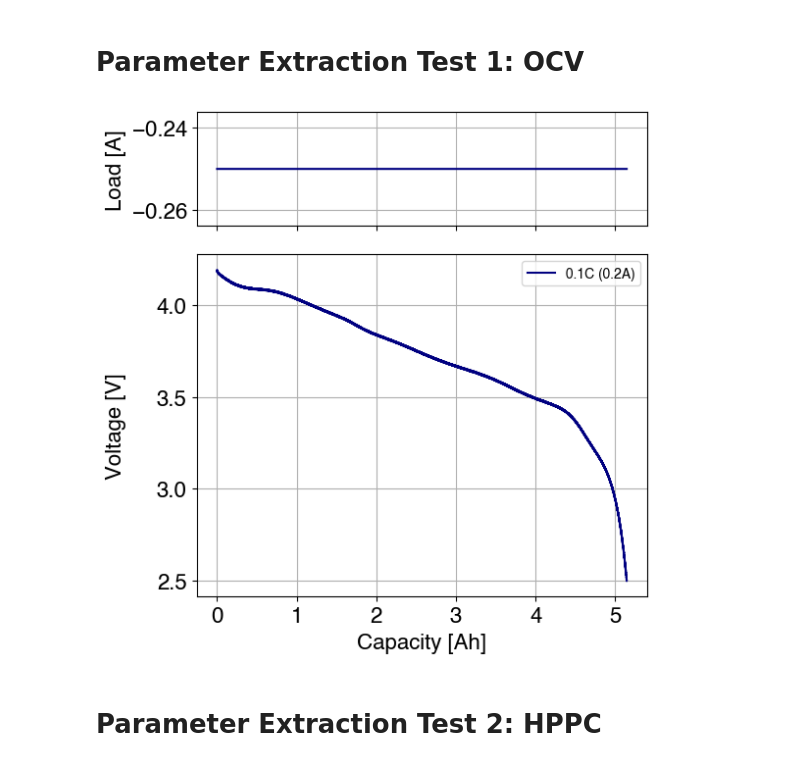
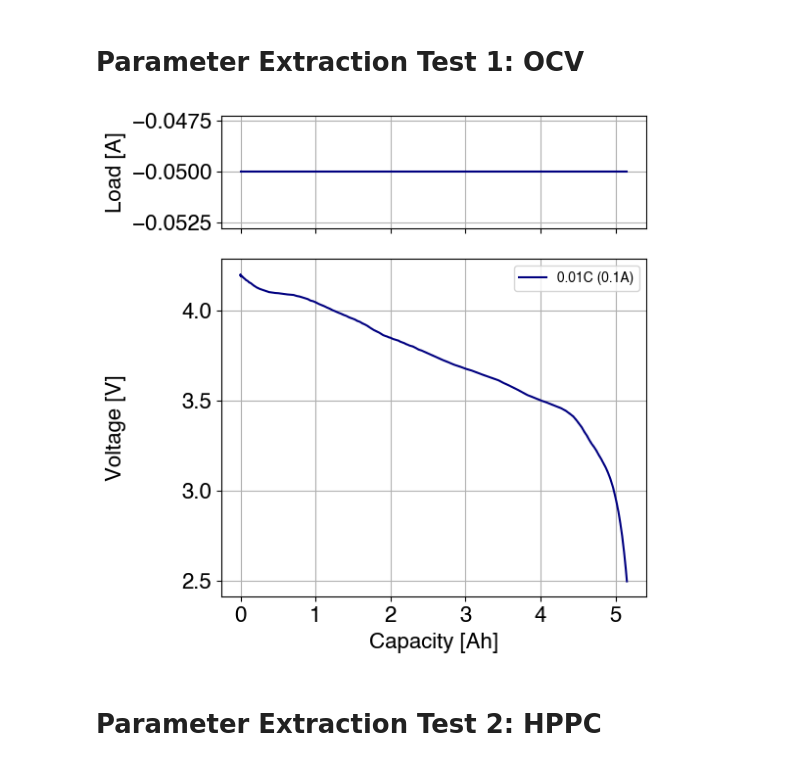
Before and after one commit to wengandrew/battery-digital-twin-from-scratch, a Jupyter notebook: notebooks/build_synthetic_profiles.ipynb, the cells around one changed output. Drawn from its saved outputs; the diff is of its cells as text; code cells hidden in the pictures.

Commit message:
More plotting updates

```diff
--- a/notebooks/build_synthetic_profiles.ipynb
+++ b/notebooks/build_synthetic_profiles.ipynb
@@ -270,7 +270,9 @@ plt.savefig('../output/figs/use_case_4.png', dpi=150)
 # Parameter Extraction Test 1: OCV
 # %%
 # Set the discharge powers to simulate
-c_rate_list = np.array([1/20])
+c_rate_list = np.array([1/100])
+
+solver           = pybamm.IDAKLUSolver()
 
 fig, (ax1, ax2) = plt.subplots(2, 1, sharex=True, height_ratios=[1, 3])
 plt.subplots_adjust(hspace=0)
@@ -278,35 +280,35 @@ plt.subplots_adjust(hspace=0)
 # Create a colormap with enough colors for our e_rates
 colors = plt.cm.jet(np.linspace(0, 1, len(c_rate_list)))
 
 for c_rate, color in zip(c_rate_list, colors):
 
     experiment = pybamm.Experiment(
         [f"Discharge at {c_rate:.2f}C until 2.5V"]
         )
 
     sim = pybamm.Simulation(model=model,
                             parameter_values=parameter_values,
                             experiment=experiment,
                             solver=solver)
 
     sol = sim.solve(initial_soc=1)
 
     df = summarize_solution(sol)
     df.to_csv(f'../output/synthetic_data/characterization_test_ocv_{c_rate:.2f}C.csv')
 
     ax1.plot(df['Capacity [Ah]'], -df['Current [A]'], color=color)
     ax2.plot(df['Capacity [Ah]'], df['Voltage [V]'], color=color,
-             label=f"{c_rate:.1f}C ({df['Current [A]'].iloc[0]:.1f}A)")
+             label=f"{c_rate:.2f}C ({df['Current [A]'].iloc[0]:.1f}A)")
 ax1.set_ylabel("Load [A]")
 ax2.set_ylabel("Voltage [V]")
 ax2.set_xlabel("Capacity [Ah]")
 
 fig.align_ylabels([ax1, ax2])
 ax2.legend(fontsize=10)
 
 plt.savefig(f'../output/figs/characterization_test_ocv_{c_rate:.2f}C.png', dpi=150)
 # %% [output]
-[figure, old version]
+[figure, new version]
 # %% [markdown]
 # Parameter Extraction Test 2: HPPC
 # %%
```
Also changed, not shown: 4 other files.
